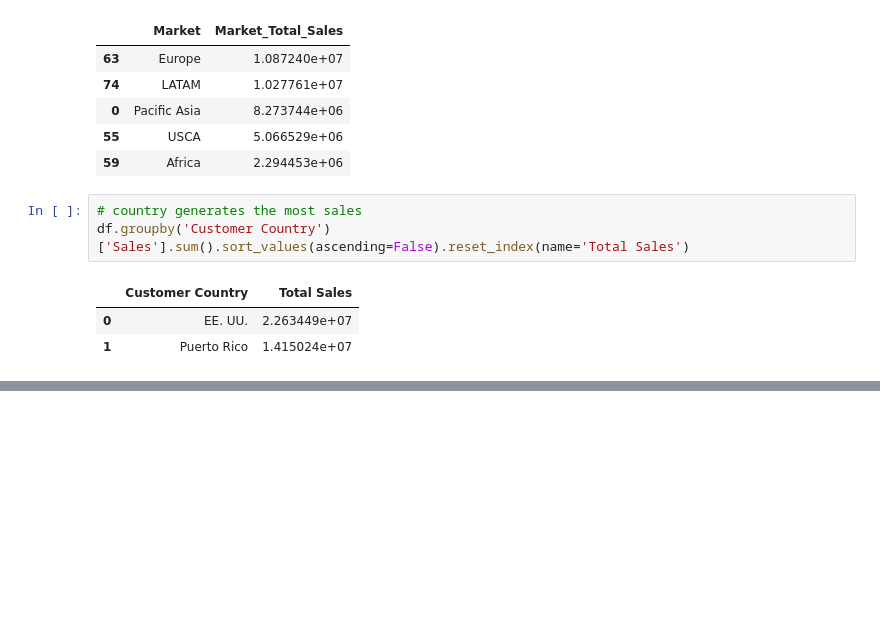
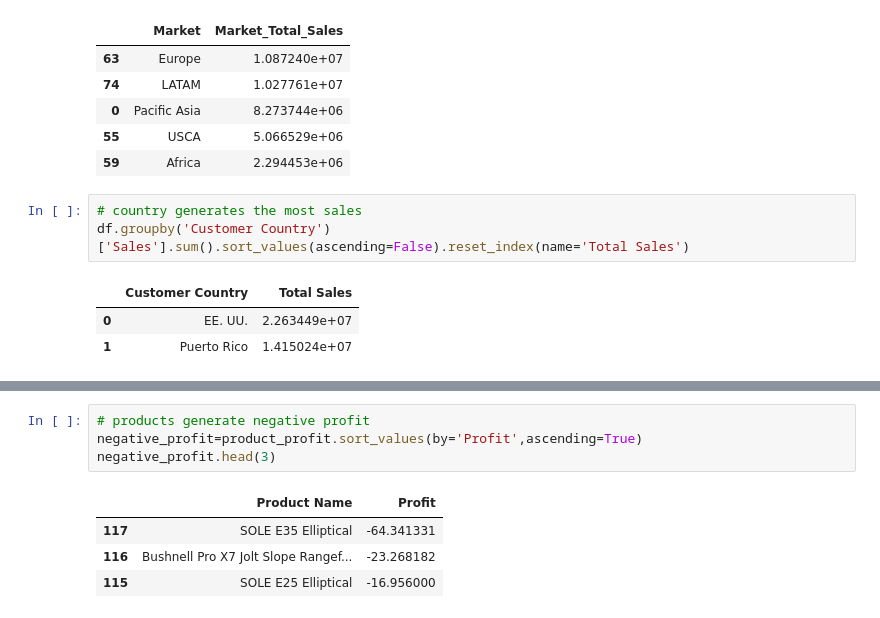
Before and after one commit to ShlokGadhave/Supply-Chain-Management, a Jupyter notebook: Notebook/main.ipynb, the cells around one changed output, grey strips where cells are left out. Saved outputs shown, nothing was run; the diff lists cells and outputs as text; blank space fills up the shorter version.

```diff
--- a/Notebook/main.ipynb
+++ b/Notebook/main.ipynb
@@ -317,0 +357,9 @@ df.groupby('Customer Country')['Sales'].sum().sort_values(ascending=False).reset
+# %%
+# products generate negative profit
+negative_profit=product_profit.sort_values(by='Profit',ascending=True)
+negative_profit.head(3)
+# %% [output]
+|  | Product Name | Profit |
+| 117 | SOLE E35 Elliptical | -64.341331 |
+| 116 | Bushnell Pro X7 Jolt Slope Rangef... | -23.268182 |
+| 115 | SOLE E25 Elliptical | -16.956000 |
```
Also changed, not shown: parts of 4 cells of this notebook.
